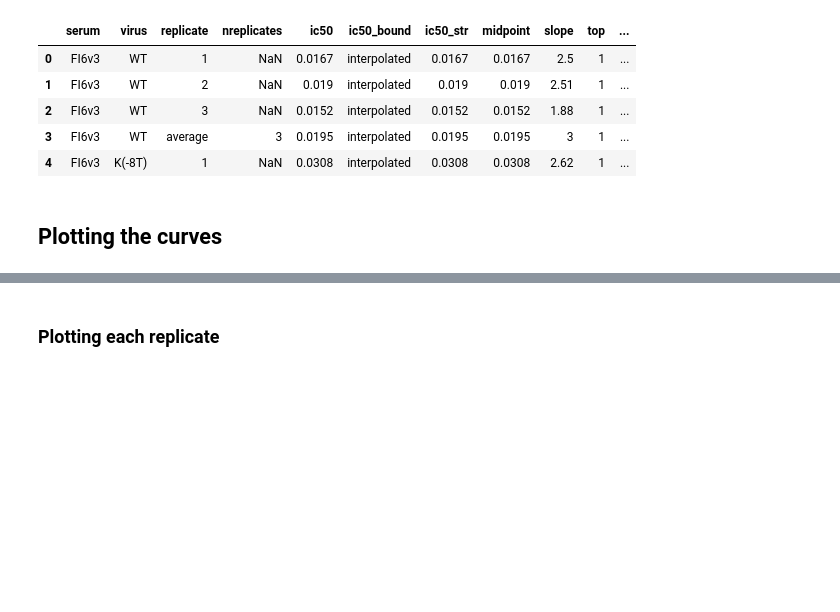
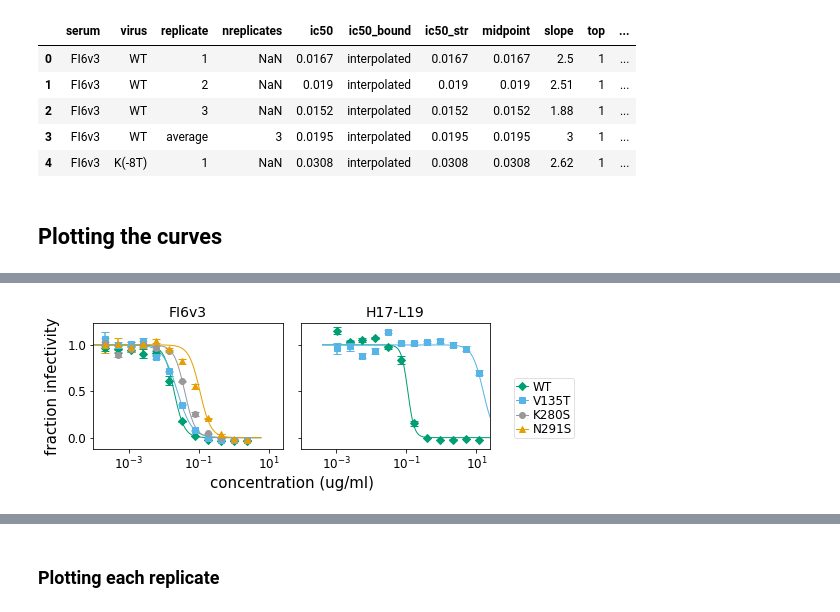
Before and after one commit to jbloomlab/neutcurve, a Jupyter notebook: docs/examples/curvefits.ipynb, the cells around one changed output, grey strips where cells are left out. Drawn from its saved outputs; the diff is of its cells as text; code cells hidden in the pictures; blank space fills up the shorter version.

```diff
--- a/docs/examples/curvefits.ipynb
+++ b/docs/examples/curvefits.ipynb
@@ -160,0 +173,5 @@ fits.fitParams(average_only=False).head()
+# %%
+fig, axes = fits.plotSera(viruses=['WT', 'N291S', 'K280S', 'V135T'],
+                          xlabel='concentration (ug/ml)')
+# %% [output]
+[figure, added]
```
Also changed, not shown: parts of 5 cells of this notebook, 1 other file.
